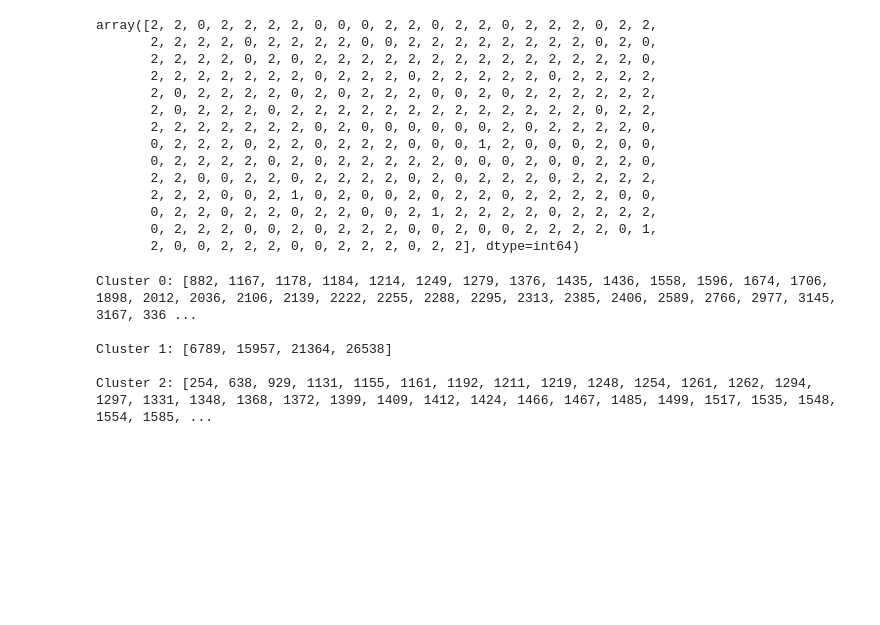
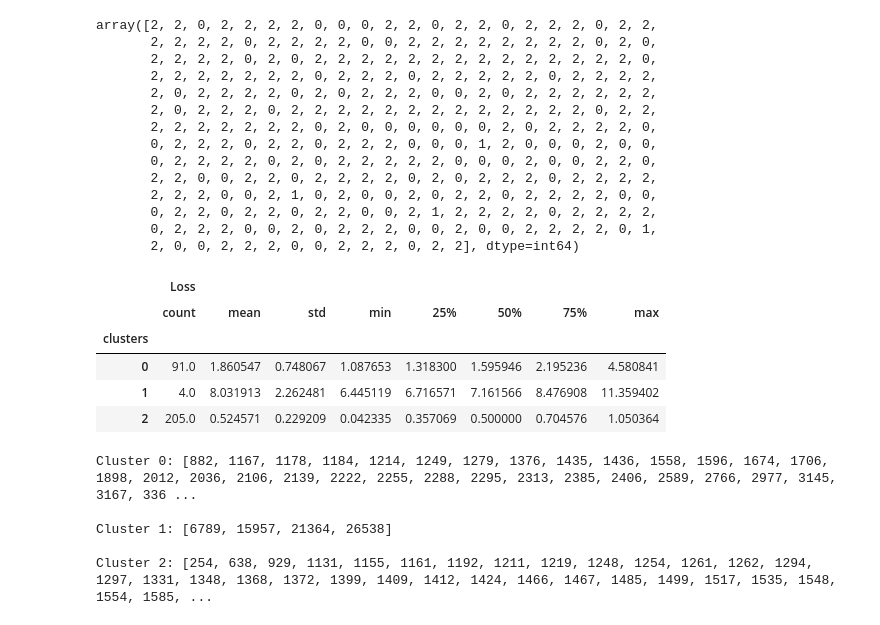
Before and after one commit to ravarmes/recsys-cluster-loss, a Jupyter notebook: src/TestCluster_Books_02.ipynb, the cells around one changed output. Drawn from its saved outputs; the diff is of its cells as text; code cells hidden in the pictures; blank space fills up the shorter version.

```diff
--- a/src/TestCluster_Books_02.ipynb
+++ b/src/TestCluster_Books_02.ipynb
@@ -194,6 +194,19 @@ array([2, 2, 0, 2, 2, 2, 2, 0, 0, 0, 2, 2, 0, 2, 2, 0, 2, 2, 2, 0, 2, 2,
        0, 2, 2, 0, 2, 2, 0, 2, 2, 0, 0, 2, 1, 2, 2, 2, 2, 0, 2, 2, 2, 2,
        0, 2, 2, 2, 0, 0, 2, 0, 2, 2, 2, 0, 0, 2, 0, 0, 2, 2, 2, 2, 0, 1,
        2, 0, 0, 2, 2, 2, 0, 0, 2, 2, 2, 0, 2, 2], dtype=int64)
+# %%
+# descriptive statistics of groups
+df_groups = df2.copy()
+df_groups["clusters"] = cluster.labels_
+df_group = df_groups.groupby("clusters")
+df_group.describe()
+# %% [output]
+|  | Loss |  |  |  |  |  |  |  |
+|  | count | mean | std | min | 25% | 50% | 75% | max |
+| clusters |  |  |  |  |  |  |  |  |
+| 0 | 91.0 | 1.860547 | 0.748067 | 1.087653 | 1.318300 | 1.595946 | 2.195236 | 4.580841 |
+| 1 | 4.0 | 8.031913 | 2.262481 | 6.445119 | 6.716571 | 7.161566 | 8.476908 | 11.359402 |
+| 2 | 205.0 | 0.524571 | 0.229209 | 0.042335 | 0.357069 | 0.500000 | 0.704576 | 1.050364 |
 # %%
 
 users = list(df2.index)
```
Also changed, not shown: parts of 3 cells of this notebook, 7 other files.
